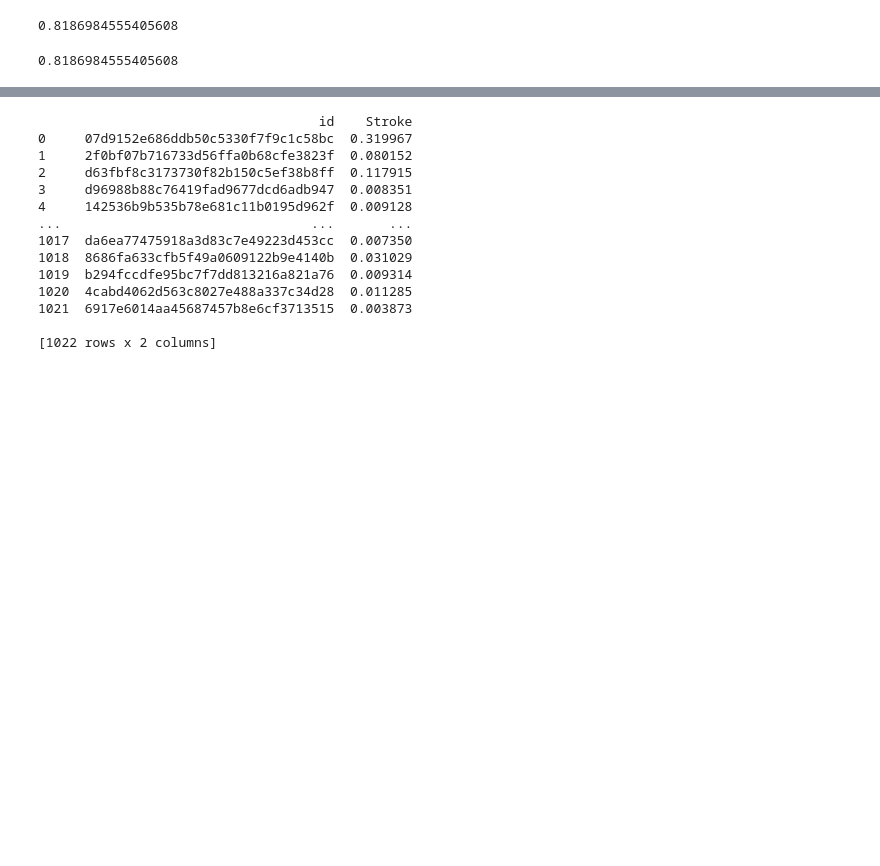
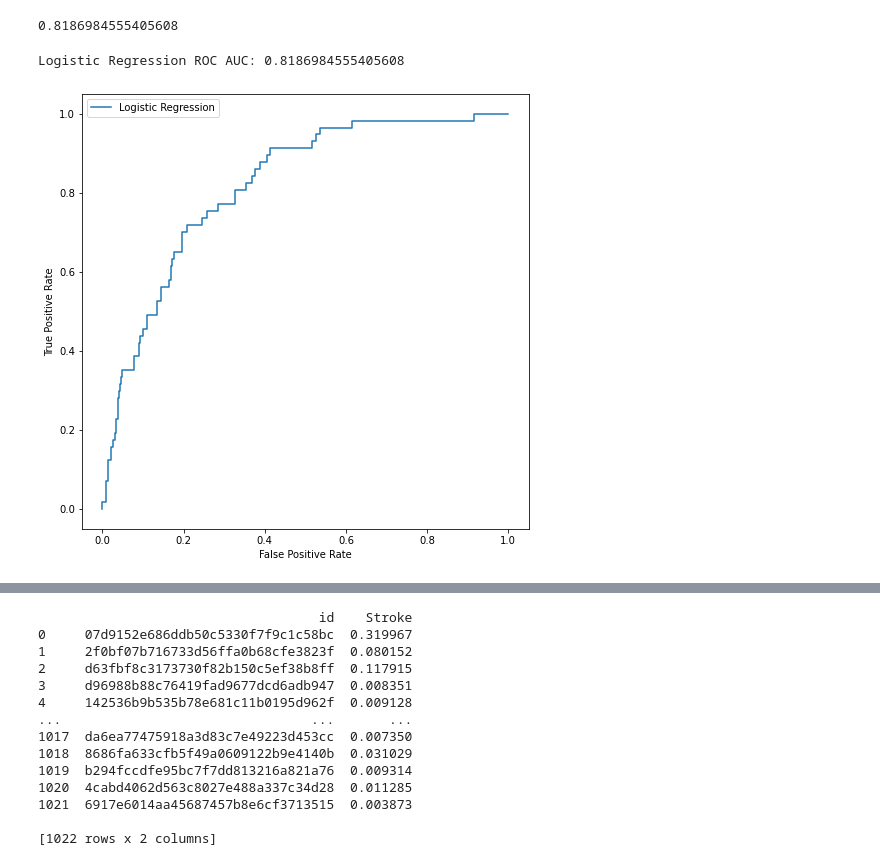
Before and after one commit to LJacquesdedixmude/StrokePredictionStreamlit, a Jupyter notebook: Code/codeStrokePred.ipynb, the cells around one changed output, grey strips where cells are left out. Drawn from its saved outputs; the diff is of its cells as text; code cells hidden in the pictures; blank space fills up the shorter version.

```diff
--- a/Code/codeStrokePred.ipynb
+++ b/Code/codeStrokePred.ipynb
@@ -475,0 +475,4 @@ print(roc_auc_score(y_test, SMOTERFC.predict_proba(X_test)[:, 1]))
+# %%
+RFC = RandomForestClassifier(bootstrap=True, max_features='sqrt',min_samples_split = 90, min_samples_leaf = 14, n_estimators=1000, max_depth=35)
+RFC.fit(X_train, y_train)
+print(roc_auc_score(y_test, RFC.predict_proba(X_test)[:, 1]))
@@ -551,10 +557,14 @@ logreg.fit(X_train, y_train)
 print(roc_auc_score(y_test, logreg.predict_proba(X_test)[:, 1]))
 # %% [output]
 0.8186984555405608
-# %%
-X_res, y_res = sm.fit_resample(X_train, y_train)
-SMOTElogreg = logreg.fit(X_res, y_res)
-print(roc_auc_score(y_test, SMOTElogreg.predict_proba(X_test)[:, 1]))
-# Not better performance by fitting on the SMOTE datatest
-# %% [output]
-0.8186984555405608
+# %%
+RFC_fpr, RFC_tpr, RFC_thresholds = roc_curve(y_test, logreg.predict_proba(X_test)[:,1])
+fig, ax = plt.subplots(figsize=(8,8))
+ax.plot(RFC_fpr, RFC_tpr, label='Logistic Regression')
+ax.set_xlabel('False Positive Rate')
+ax.set_ylabel('True Positive Rate')
+ax.legend();
+print("Logistic Regression ROC AUC:", roc_auc_score(y_test, logreg.predict_proba(X_test)[:, 1]))
+# %% [output]
+Logistic Regression ROC AUC: 0.8186984555405608
+[figure, added]
```
Also changed, not shown: parts of 8 cells of this notebook, 14 other files.
